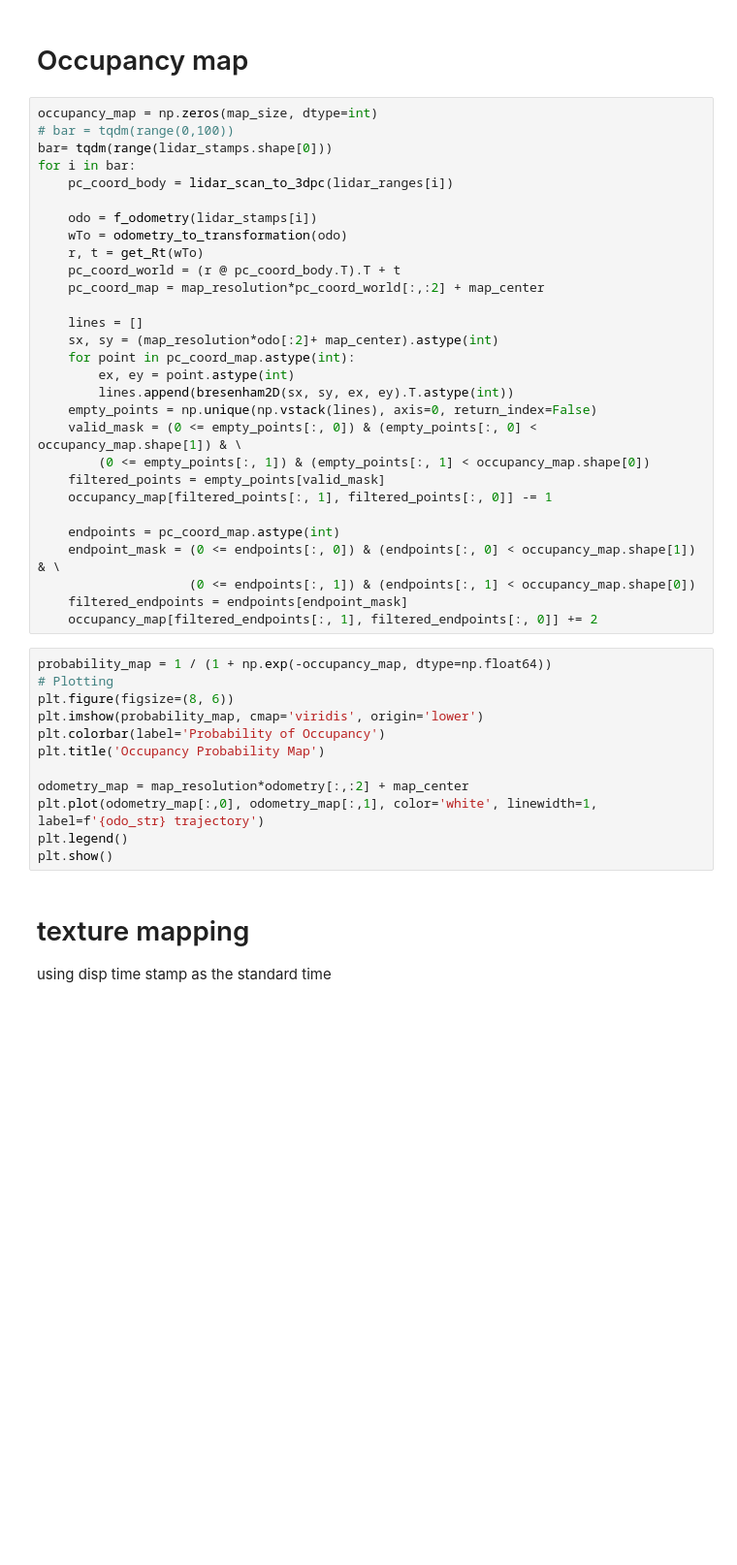
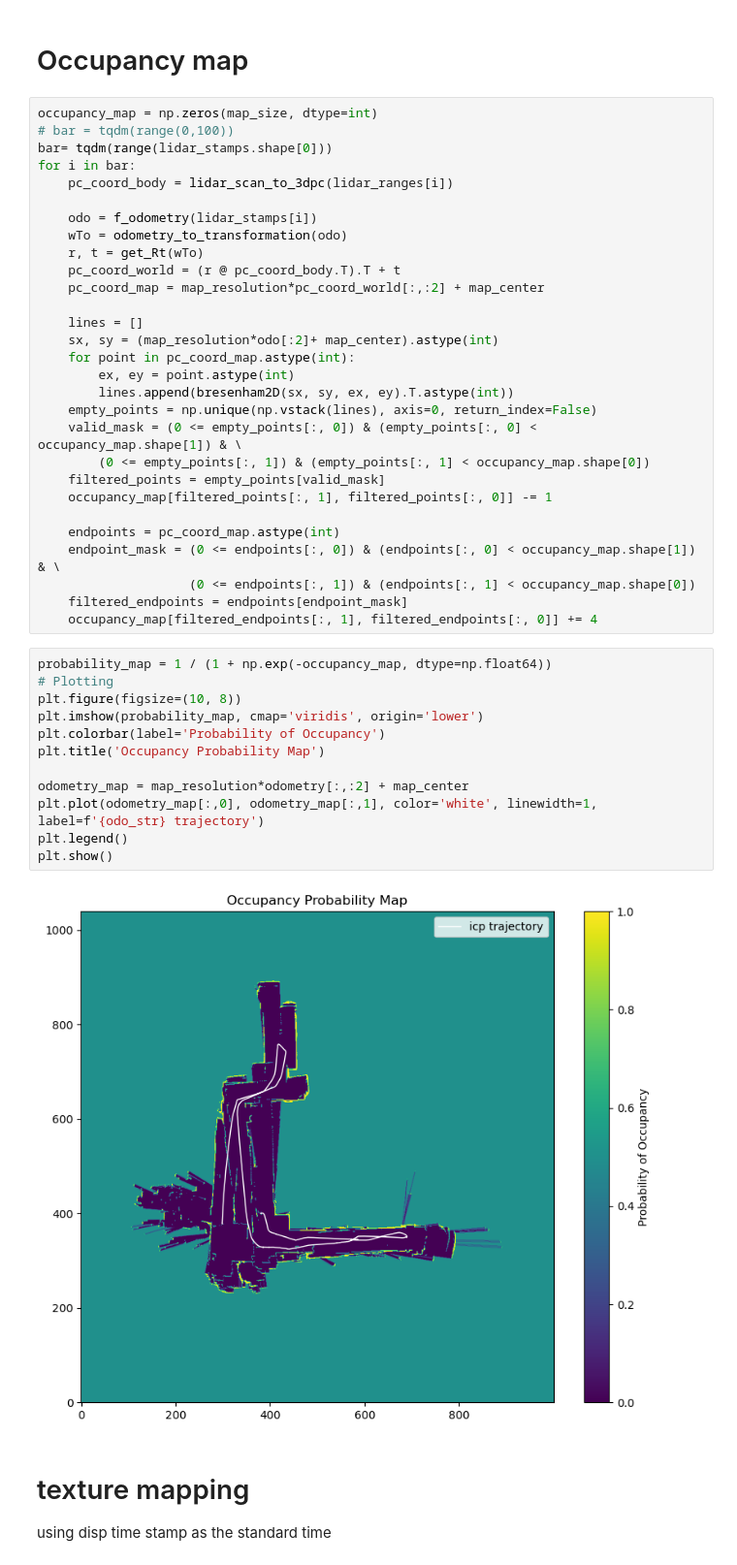
Before and after one commit to weixiao-zhan/ECE276A_PR2, a Jupyter notebook: code/3.mapping.ipynb, the cells around one changed output. Shown at 97% size. Saved outputs shown, nothing was run; the diff lists cells and outputs as text; blank space fills up the shorter version.

```diff
--- a/code/3.mapping.ipynb
+++ b/code/3.mapping.ipynb
@@ -51,19 +53,21 @@ for i in bar:
     endpoint_mask = (0 <= endpoints[:, 0]) & (endpoints[:, 0] < occupancy_map.shape[1]) & \
                     (0 <= endpoints[:, 1]) & (endpoints[:, 1] < occupancy_map.shape[0])
     filtered_endpoints = endpoints[endpoint_mask]
-    occupancy_map[filtered_endpoints[:, 1], filtered_endpoints[:, 0]] += 2
+    occupancy_map[filtered_endpoints[:, 1], filtered_endpoints[:, 0]] += 4
 # %%
 probability_map = 1 / (1 + np.exp(-occupancy_map, dtype=np.float64))
 # Plotting
-plt.figure(figsize=(8, 6))
+plt.figure(figsize=(10, 8))
 plt.imshow(probability_map, cmap='viridis', origin='lower')
 plt.colorbar(label='Probability of Occupancy')
 plt.title('Occupancy Probability Map')
 
 odometry_map = map_resolution*odometry[:,:2] + map_center
 plt.plot(odometry_map[:,0], odometry_map[:,1], color='white', linewidth=1, label=f'{odo_str} trajectory')
 plt.legend()
 plt.show()
+# %% [output]
+[figure, added]
 # %% [markdown]
 # texture mapping
 
```
Also changed, not shown: parts of 4 cells of this notebook, 9 other files.
